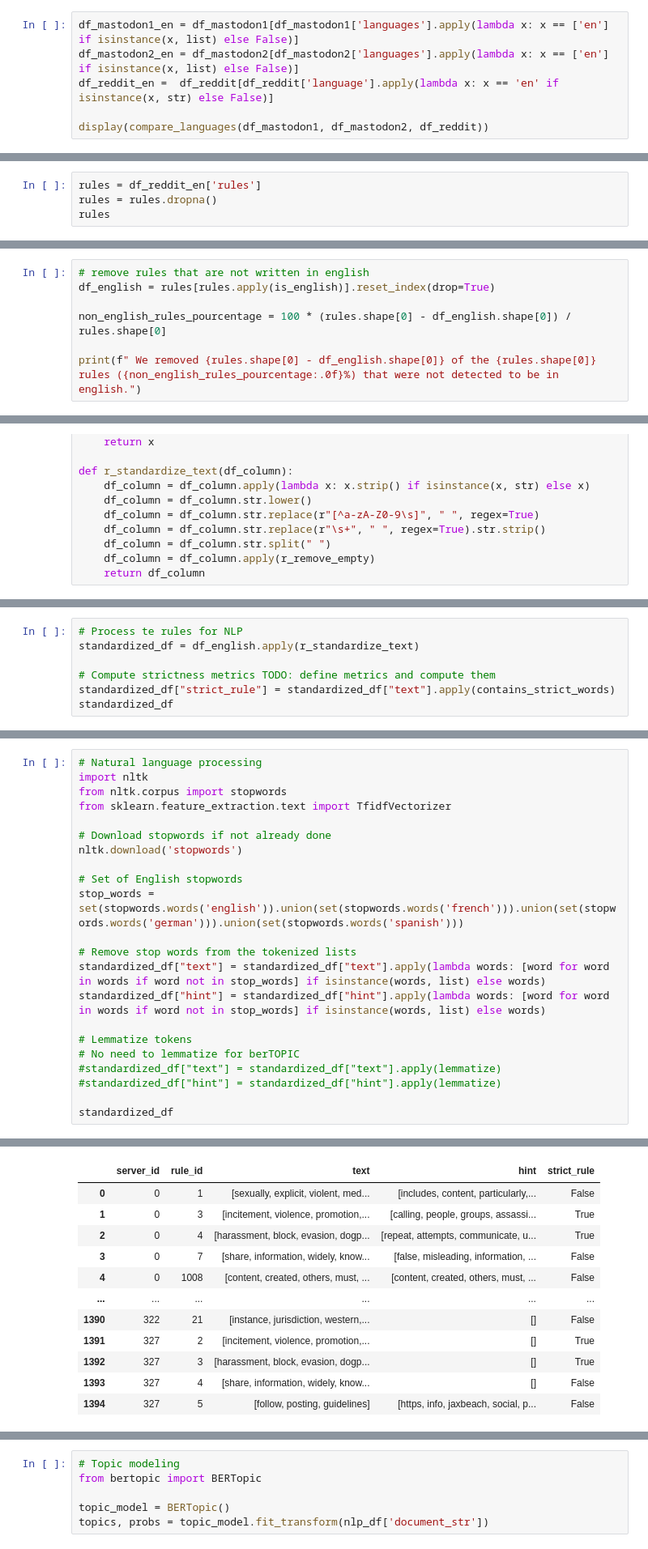
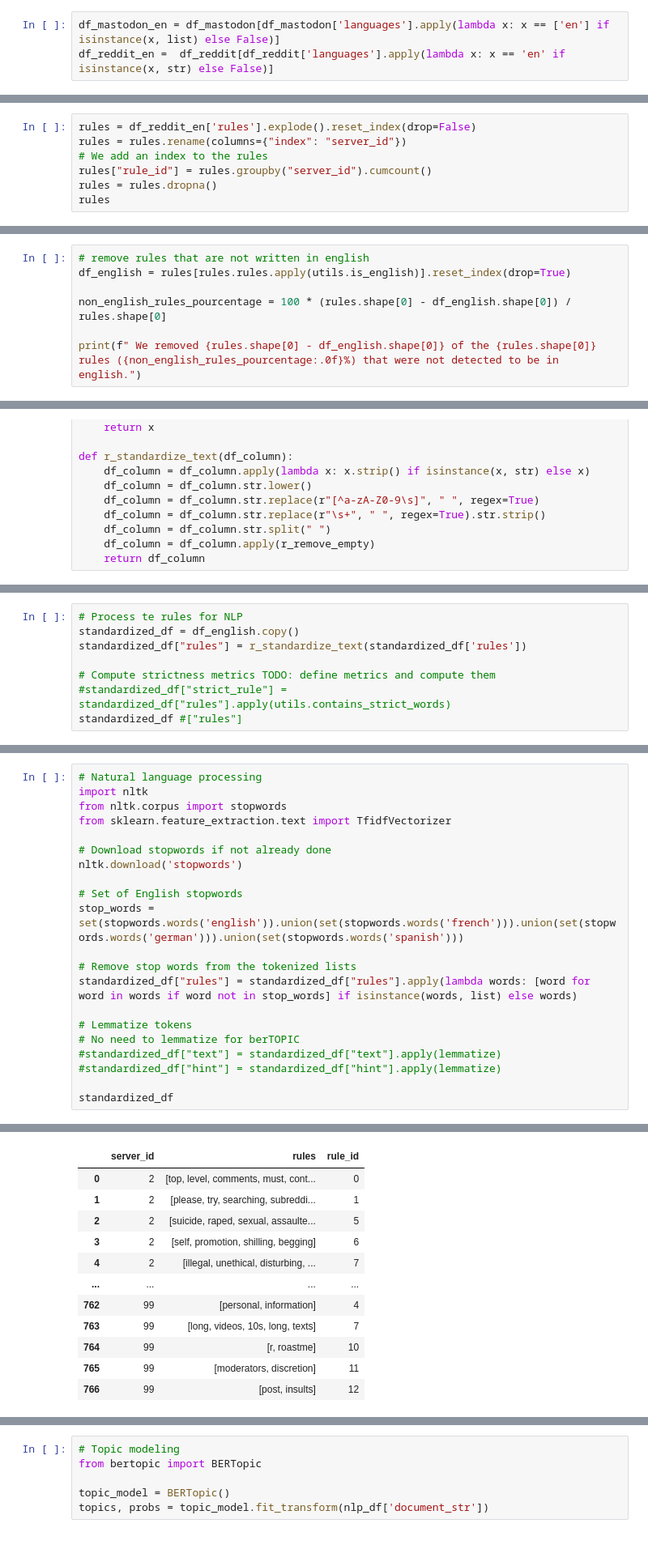
Before and after one commit to fht-epfl/socialmedia_project, a Jupyter notebook: analysis/NLP_analysis_rules.ipynb, the cells around one changed output, grey strips where cells are left out. Shown at 81% size. Cells and saved outputs as stored; diff of their text form.

```diff
--- a/analysis/NLP_analysis_rules.ipynb
+++ b/analysis/NLP_analysis_rules.ipynb
@@ -66,6 +126,3 @@ from utils.utils import *
 # %%
-df_mastodon1_en = df_mastodon1[df_mastodon1['languages'].apply(lambda x: x == ['en'] if isinstance(x, list) else False)]
-df_mastodon2_en = df_mastodon2[df_mastodon2['languages'].apply(lambda x: x == ['en'] if isinstance(x, list) else False)]
-df_reddit_en =  df_reddit[df_reddit['language'].apply(lambda x: x == 'en' if isinstance(x, str) else False)]
-
-display(compare_languages(df_mastodon1, df_mastodon2, df_reddit))
+df_mastodon_en = df_mastodon[df_mastodon['languages'].apply(lambda x: x == ['en'] if isinstance(x, list) else False)]
+df_reddit_en =  df_reddit[df_reddit['languages'].apply(lambda x: x == 'en' if isinstance(x, str) else False)]
@@ -660,6 +438,9 @@ df_reddit_en
 99 rows × 7 columns
 # %%
-rules = df_reddit_en['rules']
+rules = df_reddit_en['rules'].explode().reset_index(drop=False)
+rules = rules.rename(columns={"index": "server_id"})
+# We add an index to the rules
+rules["rule_id"] = rules.groupby("server_id").cumcount()
 rules = rules.dropna()
 rules
 # %% [output]
@@ -678,6 +460,6 @@ Name: rules, Length: 98, dtype: object
 # %%
 # remove rules that are not written in english
-df_english = rules[rules.apply(is_english)].reset_index(drop=True)
+df_english = rules[rules.rules.apply(utils.is_english)].reset_index(drop=True)
 
 non_english_rules_pourcentage = 100 * (rules.shape[0] - df_english.shape[0]) / rules.shape[0]
 
@@ -705,8 +503,9 @@ pandas.core.series.Series
 # %%
 # Process te rules for NLP
-standardized_df = df_english.apply(r_standardize_text)
+standardized_df = df_english.copy()
+standardized_df["rules"] = r_standardize_text(standardized_df['rules'])
 
 # Compute strictness metrics TODO: define metrics and compute them
-standardized_df["strict_rule"] = standardized_df["text"].apply(contains_strict_words)
-standardized_df
+#standardized_df["strict_rule"] = standardized_df["rules"].apply(utils.contains_strict_words)
+standardized_df #["rules"]
 # %% [output]
@@ -732,38 +543,37 @@ standardized_df
 # %%
 # Natural language processing
 import nltk
 from nltk.corpus import stopwords
 from sklearn.feature_extraction.text import TfidfVectorizer
 
 # Download stopwords if not already done
 nltk.download('stopwords')
 
 # Set of English stopwords
 stop_words = set(stopwords.words('english')).union(set(stopwords.words('french'))).union(set(stopwords.words('german'))).union(set(stopwords.words('spanish')))
 
 # Remove stop words from the tokenized lists
-standardized_df["text"] = standardized_df["text"].apply(lambda words: [word for word in words if word not in stop_words] if isinstance(words, list) else words)
-standardized_df["hint"] = standardized_df["hint"].apply(lambda words: [word for word in words if word not in stop_words] if isinstance(words, list) else words)
+standardized_df["rules"] = standardized_df["rules"].apply(lambda words: [word for word in words if word not in stop_words] if isinstance(words, list) else words)
 
 # Lemmatize tokens
 # No need to lemmatize for berTOPIC
 #standardized_df["text"] = standardized_df["text"].apply(lemmatize)
 #standardized_df["hint"] = standardized_df["hint"].apply(lemmatize)
 
 standardized_df
 # %% [output]
 [nltk_data] Downloading package stopwords to
 [nltk_data]     /Users/eglantinevialaneix/nltk_data...
 [nltk_data]   Package stopwords is already up-to-date!
-|  | server_id | rule_id | text | hint | strict_rule |
-| 0 | 0 | 1 | [sexually, explicit, violent, med... | [includes, content, particularly,... | False |
-| 1 | 0 | 3 | [incitement, violence, promotion,... | [calling, people, groups, assassi... | True |
-| 2 | 0 | 4 | [harassment, block, evasion, dogp... | [repeat, attempts, communicate, u... | True |
-| 3 | 0 | 7 | [share, information, widely, know... | [false, misleading, information, ... | False |
-| 4 | 0 | 1008 | [content, created, others, must, ... | [content, created, others, must, ... | False |
-| ... | ... | ... | ... | ... | ... |
-| 1390 | 322 | 21 | [instance, jurisdiction, western,... | [] | False |
-| 1391 | 327 | 2 | [incitement, violence, promotion,... | [] | True |
-| 1392 | 327 | 3 | [harassment, block, evasion, dogp... | [] | True |
-| 1393 | 327 | 4 | [share, information, widely, know... | [] | False |
-| 1394 | 327 | 5 | [follow, posting, guidelines] | [https, info, jaxbeach, social, p... | False |
+|  | server_id | rules | rule_id |
+| 0 | 2 | [top, level, comments, must, cont... | 0 |
+| 1 | 2 | [please, try, searching, subreddi... | 1 |
+| 2 | 2 | [suicide, raped, sexual, assaulte... | 5 |
+| 3 | 2 | [self, promotion, shilling, begging] | 6 |
+| 4 | 2 | [illegal, unethical, disturbing, ... | 7 |
+| ... | ... | ... | ... |
+| 762 | 99 | [personal, information] | 4 |
+| 763 | 99 | [long, videos, 10s, long, texts] | 7 |
+| 764 | 99 | [r, roastme] | 10 |
+| 765 | 99 | [moderators, discretion] | 11 |
+| 766 | 99 | [post, insults] | 12 |
```
Also changed, not shown: parts of 59 cells of this notebook, 3 other files.
